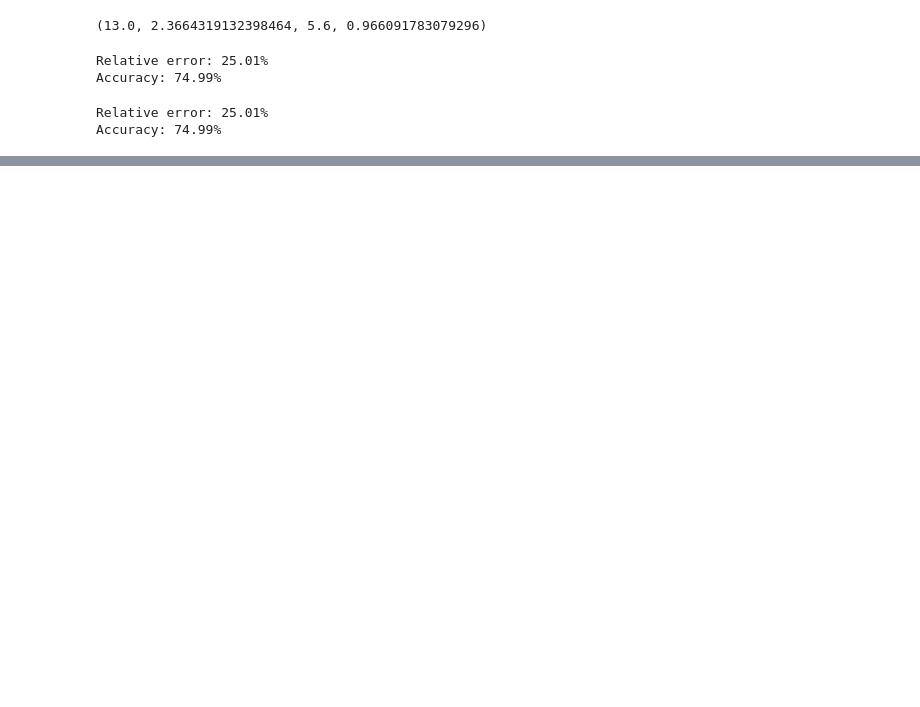
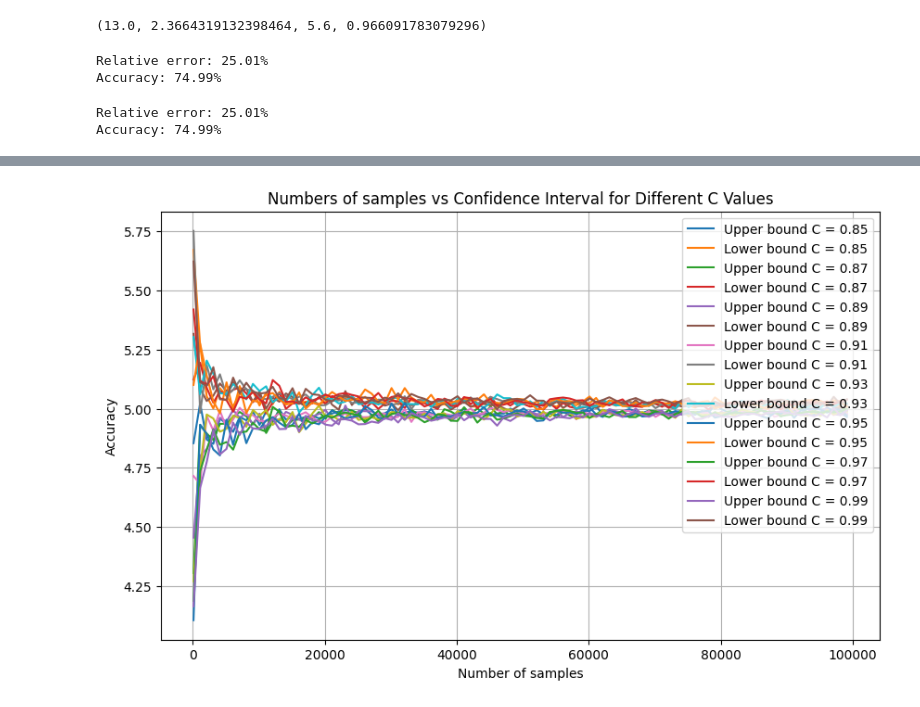
Before and after one commit to edoppiap/casl_labs, a Jupyter notebook: LabG2/labg2.ipynb, the cells around one changed output, grey strips where cells are left out. Cells and saved outputs as stored; diff of their text form; code cells hidden in the pictures; blank space fills up the shorter version.

```diff
--- a/LabG2/labg2.ipynb
+++ b/LabG2/labg2.ipynb
@@ -91,0 +191,16 @@ results_df[results_df['C'] == .93].head()
+# %%
+grouped_2 = intervals_df.groupby('C')
+
+# Create a line plot for each group
+plt.figure(figsize=(10, 6))
+for name, group in grouped_2:
+    plt.plot(group['N'], group['Start'], label=f'Upper bound C = {name:.2}')
+    plt.plot(group['N'], group['End'], label=f'Lower bound C = {name:.2}')
+plt.title('Numbers of samples vs Confidence Interval for Different C Values')
+plt.xlabel('Number of samples')
+plt.ylabel('Accuracy')
+plt.legend(loc='upper right')
+plt.grid(True)
+plt.show()
+# %% [output]
+[figure, added]
```
Also changed, not shown: parts of 8 cells of this notebook, 1 other file.
